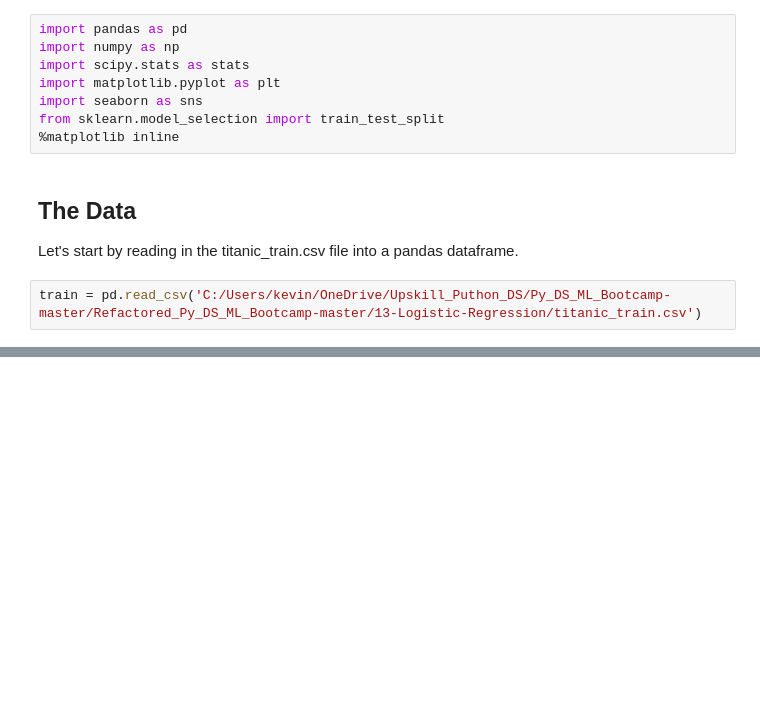
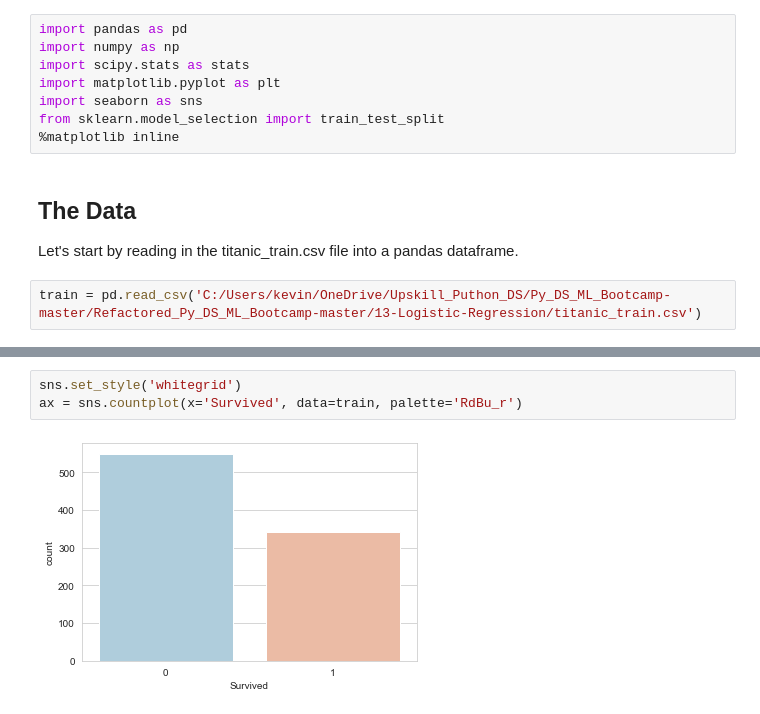
Before and after one commit to kevinprinsloo/My_Machine_Learning_Notebooks, a Jupyter notebook: Logistic_Regression/Titanic_Notes.ipynb, the cells around one changed output, grey strips where cells are left out. Saved outputs shown, nothing was run; the diff lists cells and outputs as text; blank space fills up the shorter version.

```diff
--- a/Logistic_Regression/Titanic_Notes.ipynb
+++ b/Logistic_Regression/Titanic_Notes.ipynb
@@ -35,0 +73,5 @@ train.head()
+# %%
+sns.set_style('whitegrid')
+ax = sns.countplot(x='Survived', data=train, palette='RdBu_r')
+# %% [output]
+[figure, added]
```
Also changed, not shown: parts of 26 cells of this notebook.
